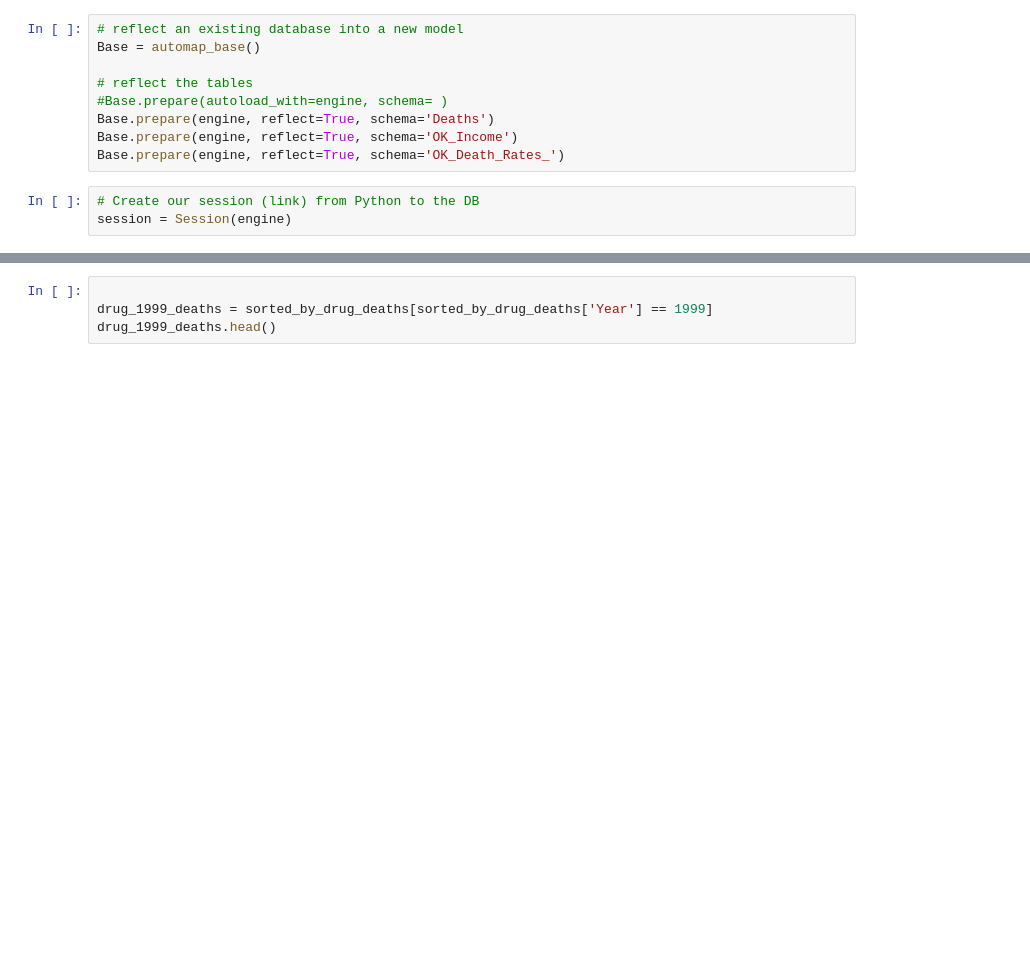
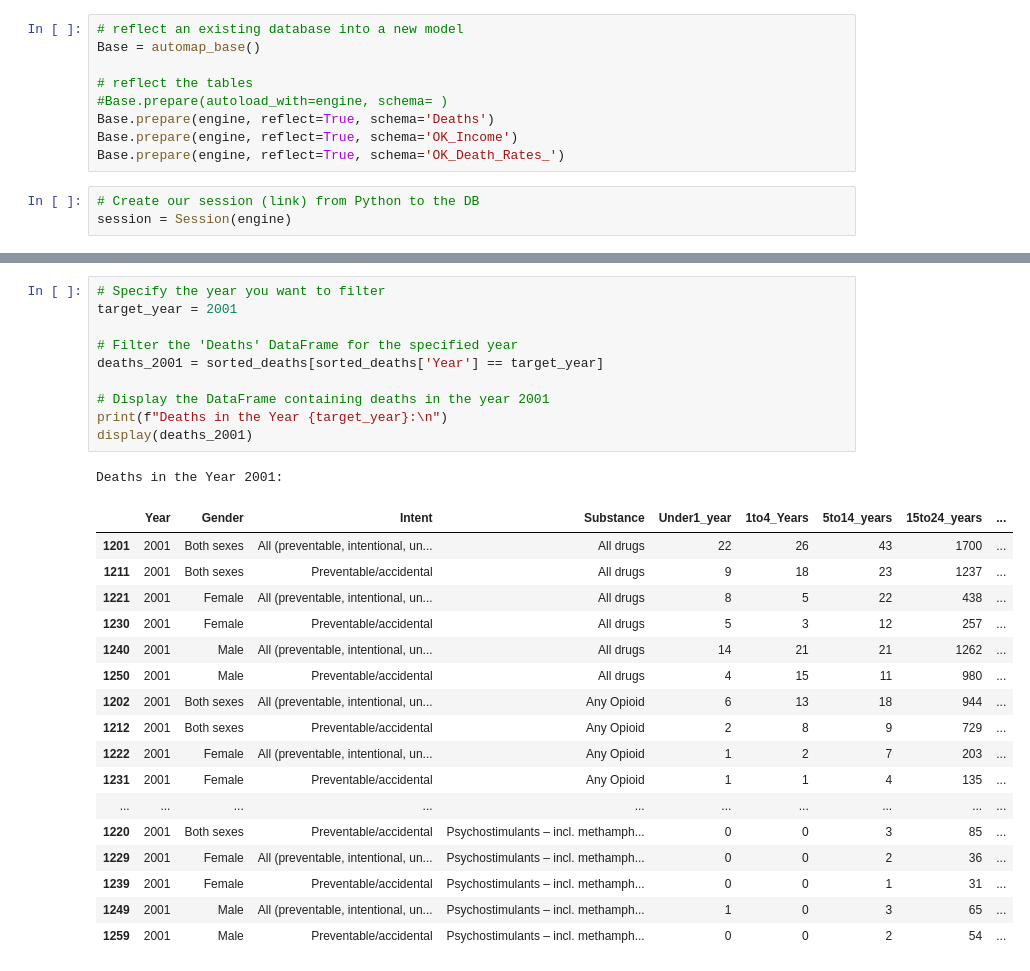
Before and after one commit to ThatCoryGirl/Project3-CrimeData, a Jupyter notebook: project 3 amanda's shit fixing.ipynb, the cells around one changed output, grey strips where cells are left out. Saved outputs shown, nothing was run; the diff lists cells and outputs as text; blank space fills up the shorter version.

```diff
--- a/project 3 amanda's shit fixing.ipynb
+++ b/project 3 amanda's shit fixing.ipynb
@@ -64,5 +273,30 @@ sorted_by_drug_deaths.tail(900)
 # %%
+# Specify the year you want to filter
+target_year = 2001
 
-drug_1999_deaths = sorted_by_drug_deaths[sorted_by_drug_deaths['Year'] == 1999]
-drug_1999_deaths.head()
+# Filter the 'Deaths' DataFrame for the specified year
+deaths_2001 = sorted_deaths[sorted_deaths['Year'] == target_year]
+
+# Display the DataFrame containing deaths in the year 2001
+print(f"Deaths in the Year {target_year}:\n")
+display(deaths_2001)
+# %% [output]
+Deaths in the Year 2001:
+|  | Year | Gender | Intent | Substance | Under1_year | 1to4_Years | 5to14_years | 15to24_years | ... |
+| 1201 | 2001 | Both sexes | All (preventable, intentional, un... | All drugs | 22 | 26 | 43 | 1700 | ... |
+| 1211 | 2001 | Both sexes | Preventable/accidental | All drugs | 9 | 18 | 23 | 1237 | ... |
+| 1221 | 2001 | Female | All (preventable, intentional, un... | All drugs | 8 | 5 | 22 | 438 | ... |
+| 1230 | 2001 | Female | Preventable/accidental | All drugs | 5 | 3 | 12 | 257 | ... |
+| 1240 | 2001 | Male | All (preventable, intentional, un... | All drugs | 14 | 21 | 21 | 1262 | ... |
+| 1250 | 2001 | Male | Preventable/accidental | All drugs | 4 | 15 | 11 | 980 | ... |
+| 1202 | 2001 | Both sexes | All (preventable, intentional, un... | Any Opioid | 6 | 13 | 18 | 944 | ... |
+| 1212 | 2001 | Both sexes | Preventable/accidental | Any Opioid | 2 | 8 | 9 | 729 | ... |
+| 1222 | 2001 | Female | All (preventable, intentional, un... | Any Opioid | 1 | 2 | 7 | 203 | ... |
+| 1231 | 2001 | Female | Preventable/accidental | Any Opioid | 1 | 1 | 4 | 135 | ... |
+| ... | ... | ... | ... | ... | ... | ... | ... | ... | ... |
+| 1220 | 2001 | Both sexes | Preventable/accidental | Psychostimulants – incl. methamph... | 0 | 0 | 3 | 85 | ... |
+| 1229 | 2001 | Female | All (preventable, intentional, un... | Psychostimulants – incl. methamph... | 0 | 0 | 2 | 36 | ... |
+| 1239 | 2001 | Female | Preventable/accidental | Psychostimulants – incl. methamph... | 0 | 0 | 1 | 31 | ... |
+| 1249 | 2001 | Male | All (preventable, intentional, un... | Psychostimulants – incl. methamph... | 1 | 0 | 3 | 65 | ... |
+| 1259 | 2001 | Male | Preventable/accidental | Psychostimulants – incl. methamph... | 0 | 0 | 2 | 54 | ... |
 # %%
```
Also changed, not shown: parts of 38 cells of this notebook.
